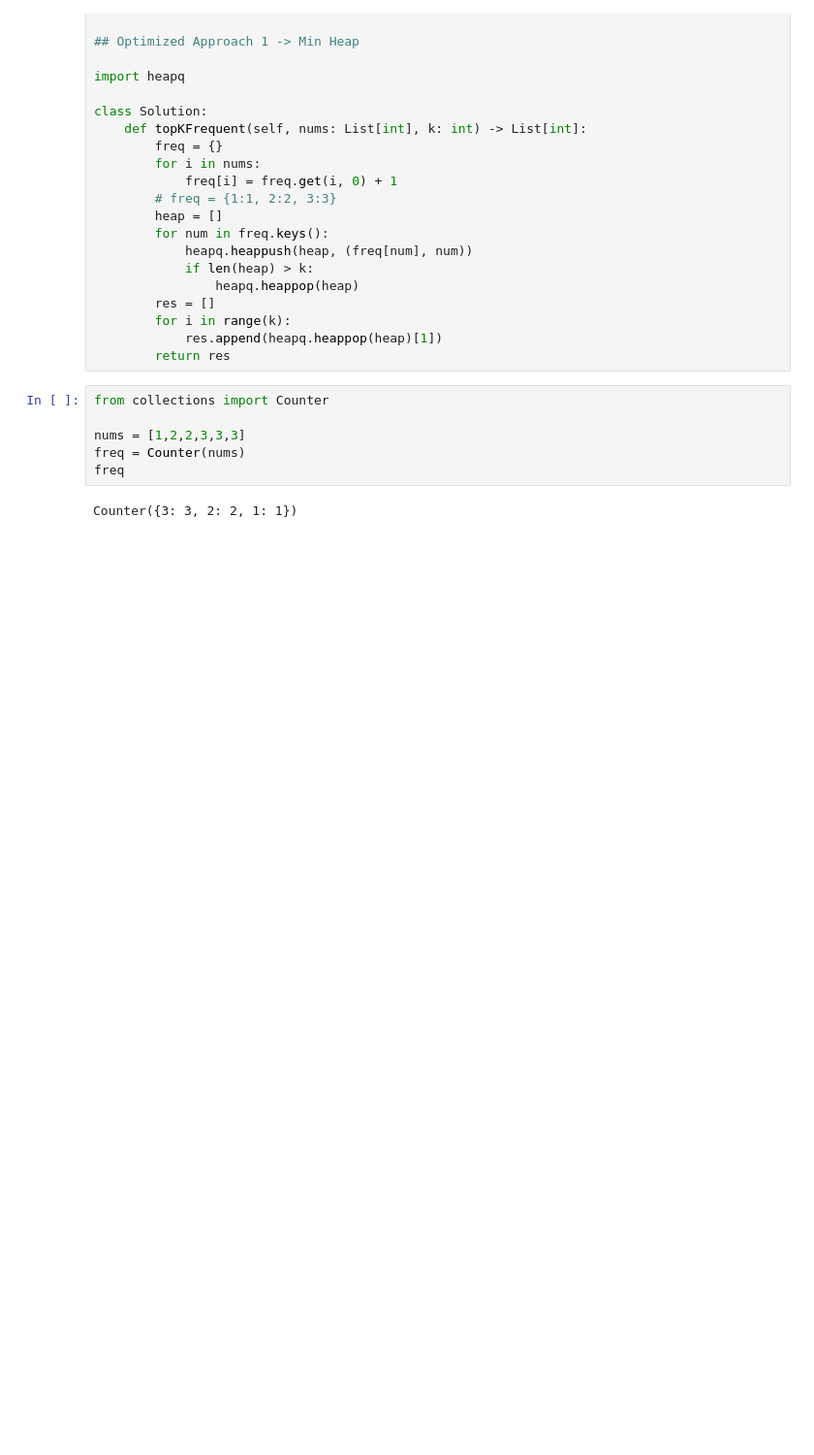
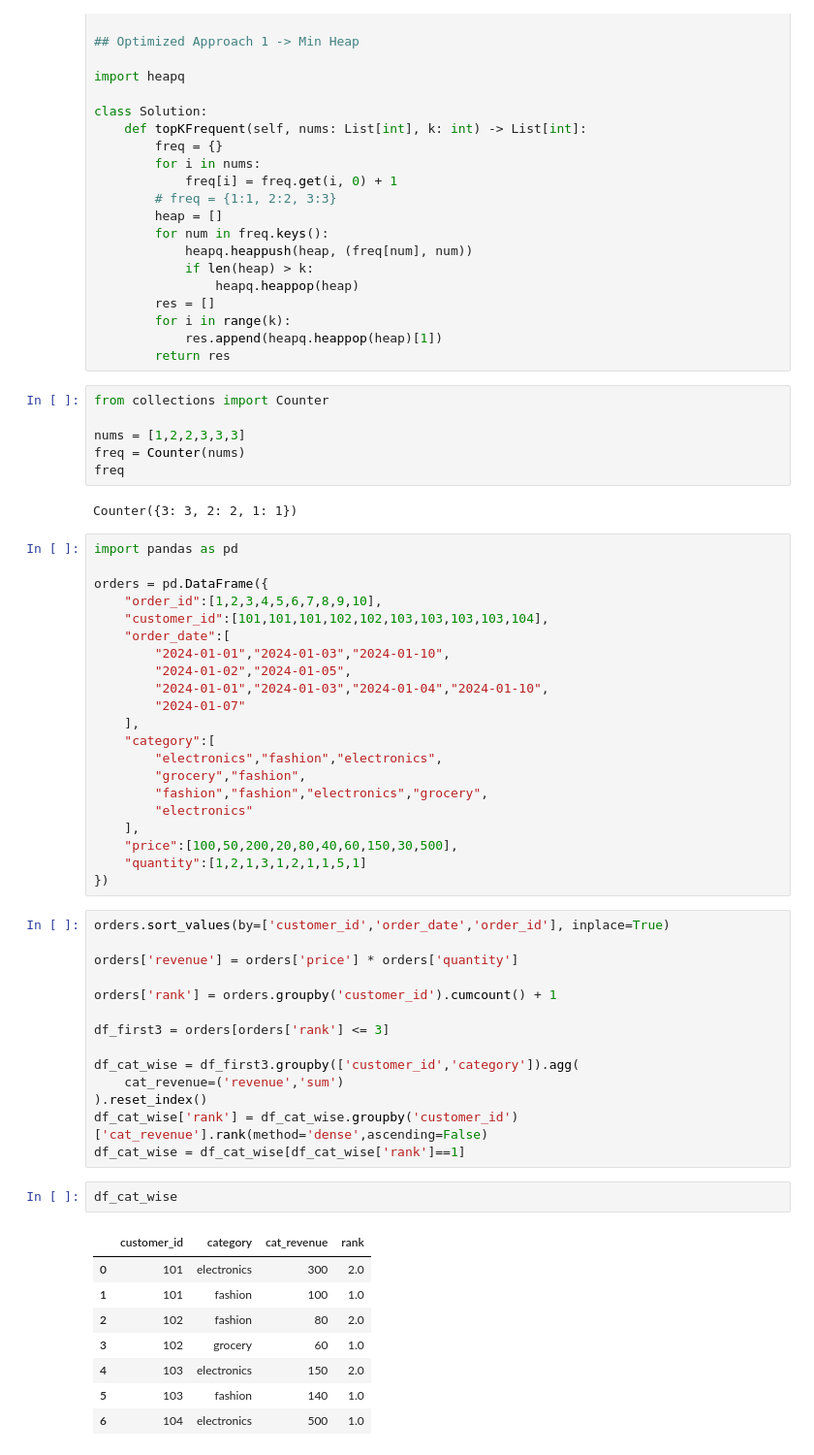
Before and after one commit to underprashure/dsa-practice, a Jupyter notebook: neetcode-75.ipynb, the cells around one changed output. Shown at 97% size. Cells and saved outputs as stored; diff of their text form; blank space fills up the shorter version.

```diff
--- a/neetcode-75.ipynb
+++ b/neetcode-75.ipynb
@@ -122,3 +122,49 @@ freq = Counter(nums)
 freq
 # %% [output]
 Counter({3: 3, 2: 2, 1: 1})
+# %%
+import pandas as pd
+
+orders = pd.DataFrame({
+    "order_id":[1,2,3,4,5,6,7,8,9,10],
+    "customer_id":[101,101,101,102,102,103,103,103,103,104],
+    "order_date":[
+        "2024-01-01","2024-01-03","2024-01-10",
+        "2024-01-02","2024-01-05",
+        "2024-01-01","2024-01-03","2024-01-04","2024-01-10",
+        "2024-01-07"
+    ],
+    "category":[
+        "electronics","fashion","electronics",
+        "grocery","fashion",
+        "fashion","fashion","electronics","grocery",
+        "electronics"
+    ],
+    "price":[100,50,200,20,80,40,60,150,30,500],
+    "quantity":[1,2,1,3,1,2,1,1,5,1]
+})
+# %%
+orders.sort_values(by=['customer_id','order_date','order_id'], inplace=True)
+
+orders['revenue'] = orders['price'] * orders['quantity']
+
+orders['rank'] = orders.groupby('customer_id').cumcount() + 1
+
+df_first3 = orders[orders['rank'] <= 3]
+
+df_cat_wise = df_first3.groupby(['customer_id','category']).agg(
+    cat_revenue=('revenue','sum')
+).reset_index()
+df_cat_wise['rank'] = df_cat_wise.groupby('customer_id')['cat_revenue'].rank(method='dense',ascending=False)
+df_cat_wise = df_cat_wise[df_cat_wise['rank']==1]
+# %%
+df_cat_wise
+# %% [output]
+|  | customer_id | category | cat_revenue | rank |
+| 0 | 101 | electronics | 300 | 2.0 |
+| 1 | 101 | fashion | 100 | 1.0 |
+| 2 | 102 | fashion | 80 | 2.0 |
+| 3 | 102 | grocery | 60 | 1.0 |
+| 4 | 103 | electronics | 150 | 2.0 |
+| 5 | 103 | fashion | 140 | 1.0 |
+| 6 | 104 | electronics | 500 | 1.0 |
```
Also changed, not shown: parts of 14 cells of this notebook, 2 other files.
